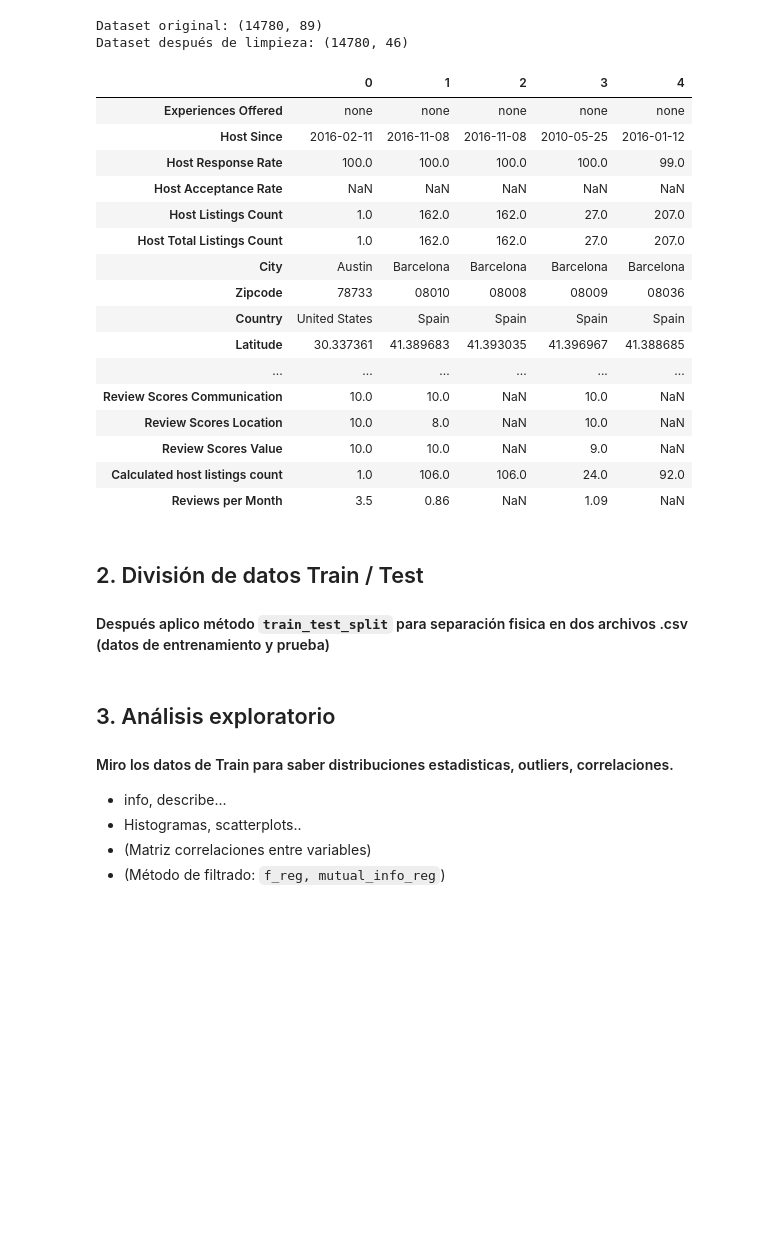
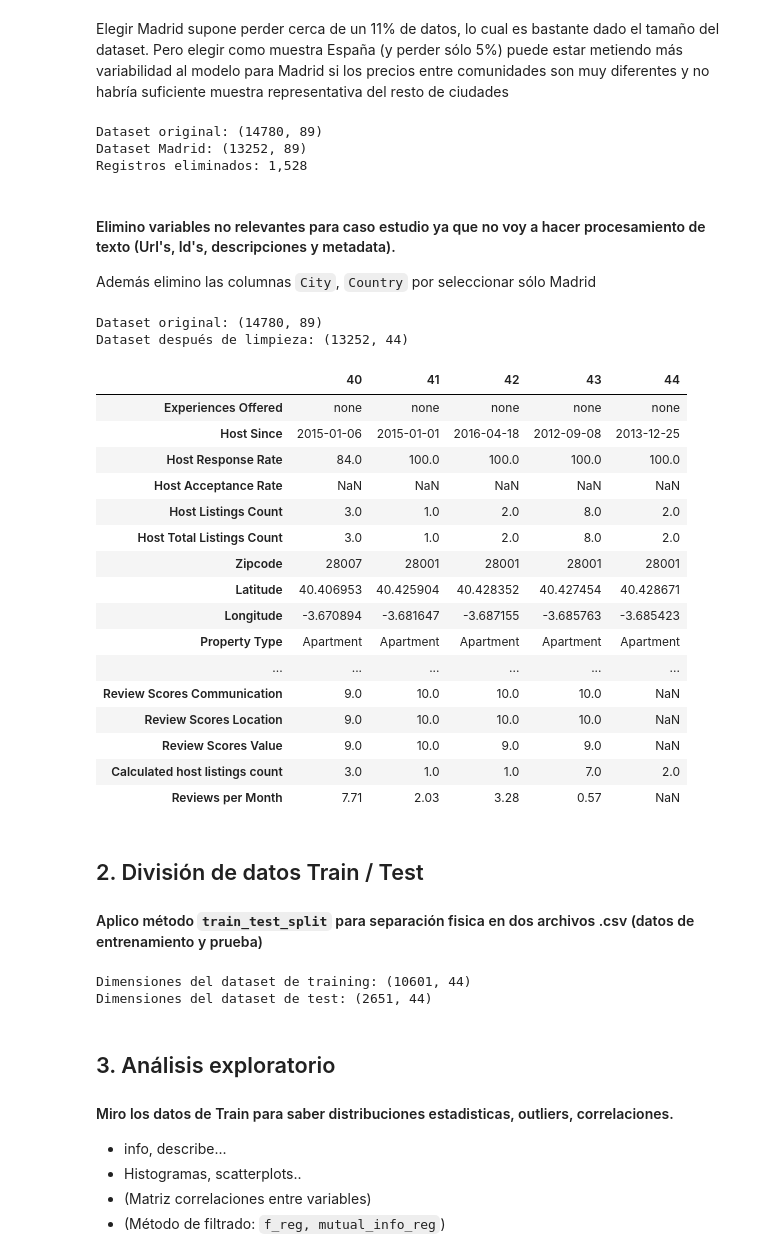
Before and after one commit to mariaeugenia-alvarez/hands-on-coding-machine-learning-project, a Jupyter notebook: ml-airbnb.ipynb, the cells around one changed output. Drawn from its saved outputs; the diff is of its cells as text; code cells hidden in the pictures; blank space fills up the shorter version.

Commit message:
feat(chore/data-visualization): final train assets and test imputation

```diff
--- a/ml-airbnb.ipynb
+++ b/ml-airbnb.ipynb
@@ -26,51 +57,70 @@ raw_data.head(5).T
+# %% [markdown]
+Elegir Madrid supone perder cerca de un 11% de datos, lo cual es bastante dado el tamaño del dataset. Pero elegir como muestra España (y perder sólo 5%) puede estar metiendo más variabilidad al modelo para Madrid si los precios entre comunidades son muy diferentes y no habría suficiente muestra representativa del resto de ciudades
+# %%
+# Filtro Madrid
+total_madrid_filter = madrid_filter | otras_madrid_filter
+
+# Creo copia filtrada por Madrid
+raw_data_madrid = raw_data[total_madrid_filter].copy() #sólo madrid
+
+print(f"Dataset original: {raw_data.shape}")
+print(f"Dataset Madrid: {raw_data_madrid.shape}")
+print(f"Registros eliminados: {len(raw_data) - len(raw_data_madrid):,}")
+# %% [output]
+Dataset original: (14780, 89)
+Dataset Madrid: (13252, 89)
+Registros eliminados: 1,528
+# %% [markdown]
+#### Elimino variables no relevantes para caso estudio ya que no voy a hacer procesamiento de texto (Url's, Id's, descripciones y metadata).
+Además elimino las columnas `City`, `Country` por seleccionar sólo Madrid
 # %%
-# Crear una copia de los datos para trabajar
-input_data = raw_data.copy()
+# una copia de los datos para trabajar
+data_madrid= raw_data_madrid.copy()
 
 columns_to_drop = [
     'ID', 'Listing Url', 'Scrape ID', 'Thumbnail Url', 'Medium Url',
     'Picture Url', 'XL Picture Url', 'Host URL', 'Host Thumbnail Url',
     'Host Picture Url', 'Last Scraped', 'Name', 'Summary', 'Space',
     'Description', 'Neighborhood Overview', 'License', 'Jurisdiction Names',
     'Cancellation Policy', 'Notes', 'Transit', 'Access', 'Interaction', 'House Rules', 'Host ID', 'Host Name',
     'Host Location', 'Host About', 'Host Response Time', 'Geolocation', 'Smart Location', 'Market', 'Street',
     'Host Verifications', 'Neighbourhood', 'Neighbourhood Cleansed', 'State',
-    'Neighbourhood Group Cleansed', 'Country Code', 'Calendar Updated',
+    'Neighbourhood Group Cleansed', 'Country Code', 'Calendar Updated', 'City', 'Country',
     'Calendar last Scraped', 'Features', 'Host Neighbourhood'
 ]
 
-cleaned_data = input_data.drop(columns=columns_to_drop)  # Aplico la eliminación de variables
+input_madrid= data_madrid.drop(columns=columns_to_drop)  # Aplico la eliminación de variables
 
 print(f"Dataset original: {raw_data.shape}")
-print(f"Dataset después de limpieza: {cleaned_data.shape}")
-cleaned_data.head(5).T
+print(f"Dataset después de limpieza: {input_madrid.shape}")
+input_madrid.head(5).T #sólo madrid sin columnas texto
 # %% [output]
 Dataset original: (14780, 89)
-Dataset después de limpieza: (14780, 46)
+Dataset después de limpieza: (13252, 44)
-|  | 0 | 1 | 2 | 3 | 4 |
+|  | 40 | 41 | 42 | 43 | 44 |
 | Experiences Offered | none | none | none | none | none |
-| Host Since | 2016-02-11 | 2016-11-08 | 2016-11-08 | 2010-05-25 | 2016-01-12 |
-| Host Response Rate | 100.0 | 100.0 | 100.0 | 100.0 | 99.0 |
+| Host Since | 2015-01-06 | 2015-01-01 | 2016-04-18 | 2012-09-08 | 2013-12-25 |
+| Host Response Rate | 84.0 | 100.0 | 100.0 | 100.0 | 100.0 |
 | Host Acceptance Rate | NaN | NaN | NaN | NaN | NaN |
-| Host Listings Count | 1.0 | 162.0 | 162.0 | 27.0 | 207.0 |
-| Host Total Listings Count | 1.0 | 162.0 | 162.0 | 27.0 | 207.0 |
-| City | Austin | Barcelona | Barcelona | Barcelona | Barcelona |
-| Zipcode | 78733 | 08010 | 08008 | 08009 | 08036 |
-| Country | United States | Spain | Spain | Spain | Spain |
-| Latitude | 30.337361 | 41.389683 | 41.393035 | 41.396967 | 41.388685 |
+| Host Listings Count | 3.0 | 1.0 | 2.0 | 8.0 | 2.0 |
+| Host Total Listings Count | 3.0 | 1.0 | 2.0 | 8.0 | 2.0 |
+| Zipcode | 28007 | 28001 | 28001 | 28001 | 28001 |
+| Latitude | 40.406953 | 40.425904 | 40.428352 | 40.427454 | 40.428671 |
+| Longitude | -3.670894 | -3.681647 | -3.687155 | -3.685763 | -3.685423 |
+| Property Type | Apartment | Apartment | Apartment | Apartment | Apartment |
 | ... | ... | ... | ... | ... | ... |
-| Review Scores Communication | 10.0 | 10.0 | NaN | 10.0 | NaN |
-| Review Scores Location | 10.0 | 8.0 | NaN | 10.0 | NaN |
-| Review Scores Value | 10.0 | 10.0 | NaN | 9.0 | NaN |
-| Calculated host listings count | 1.0 | 106.0 | 106.0 | 24.0 | 92.0 |
-| Reviews per Month | 3.5 | 0.86 | NaN | 1.09 | NaN |
+| Review Scores Communication | 9.0 | 10.0 | 10.0 | 10.0 | NaN |
+| Review Scores Location | 9.0 | 10.0 | 10.0 | 10.0 | NaN |
+| Review Scores Value | 9.0 | 10.0 | 9.0 | 9.0 | NaN |
+| Calculated host listings count | 3.0 | 1.0 | 1.0 | 7.0 | 2.0 |
+| Reviews per Month | 7.71 | 2.03 | 3.28 | 0.57 | NaN |
 # %% [markdown]
 ## 2. División de datos Train / Test
-#### Después aplico método `train_test_split` para separación fisica en dos archivos .csv (datos de entrenamiento y prueba)
+#### Aplico método `train_test_split` para separación fisica en dos archivos .csv (datos de entrenamiento y prueba)
 # %%
 from sklearn.model_selection import train_test_split
 
-train, test = train_test_split(cleaned_data, test_size=0.2, shuffle=True, random_state=0)
+train, test = train_test_split(input_madrid, test_size=0.2, shuffle=True, random_state=0)
 
 print(f'Dimensiones del dataset de training: {train.shape}')
 print(f'Dimensiones del dataset de test: {test.shape}')
@@ -78,8 +128,6 @@ print(f'Dimensiones del dataset de test: {test.shape}')
 # Guardamos
 train.to_csv('airbnb-listings-extract-train.csv', sep=';', decimal='.', index=False)
 test.to_csv('airbnb-listings-extract-test.csv', sep=';', decimal='.', index=False)
-
-# Trabajo sólo con el dataset de train
-
-pretrain_data = pd.read_csv('airbnb-listings-extract-train.csv', sep=';', decimal='.')
-pretrain_data.head(5).T
+# %% [output]
+Dimensiones del dataset de training: (10601, 44)
+Dimensiones del dataset de test: (2651, 44)
```
Also changed, not shown: parts of 30 cells of this notebook, 2 other files.
